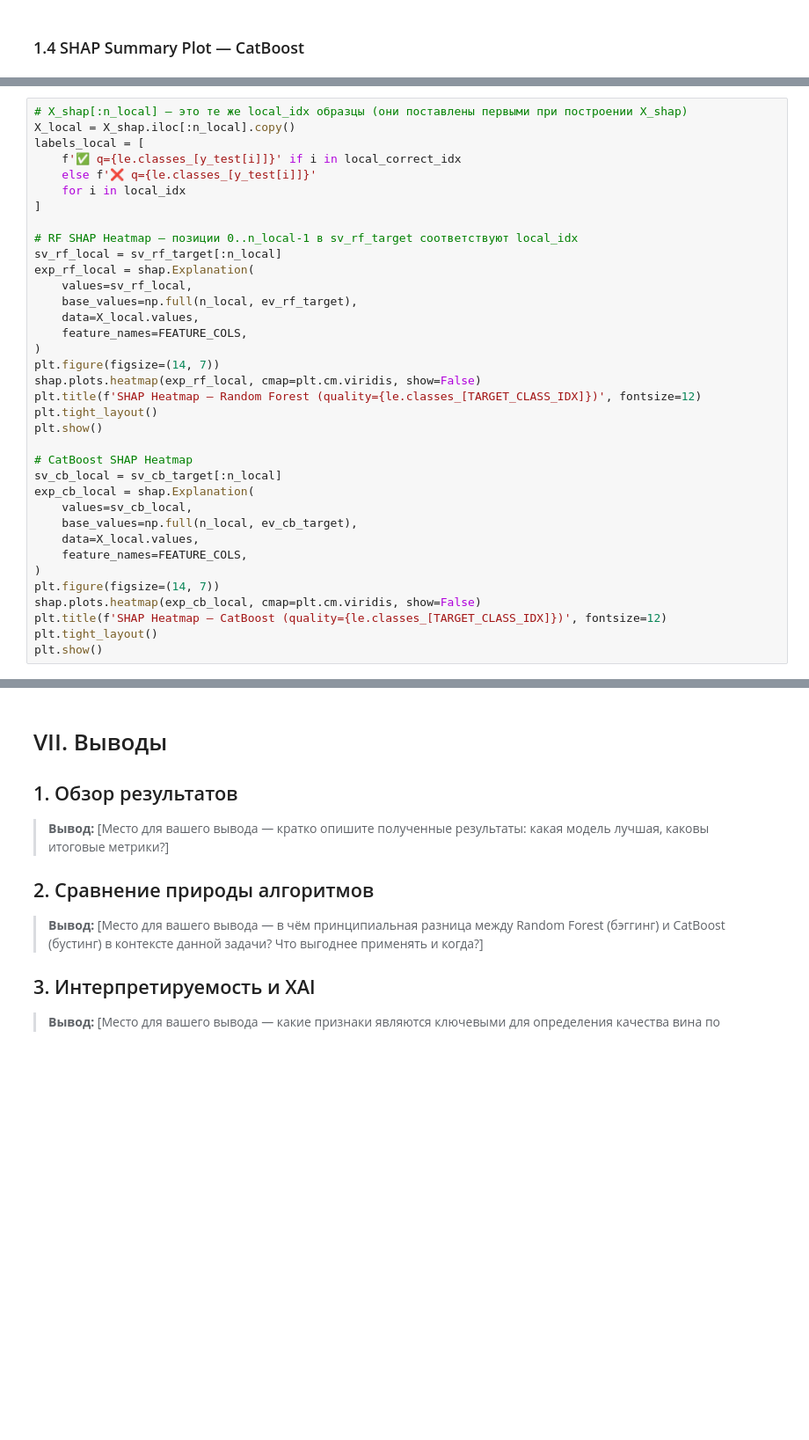
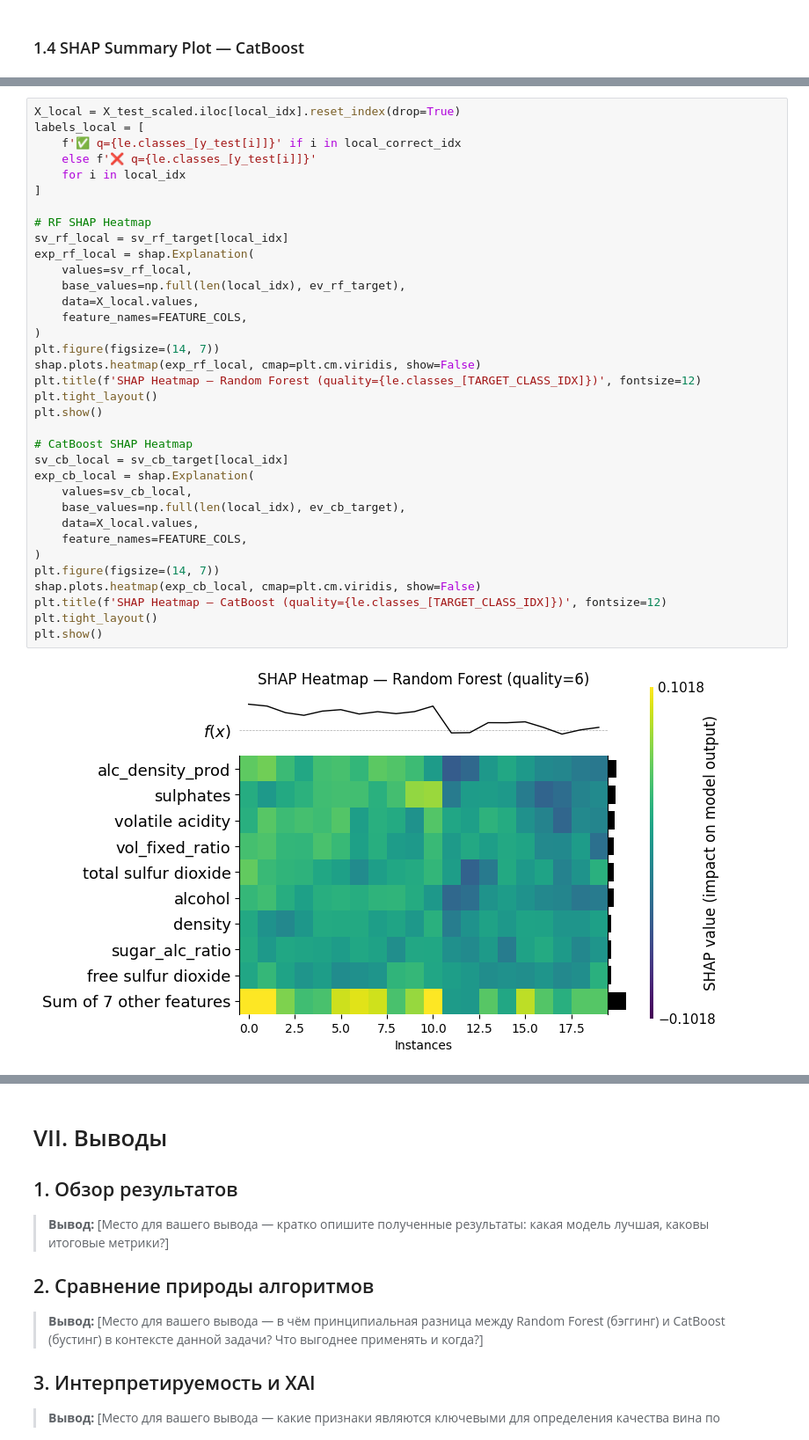
Before and after one commit to 2made1ra/ML2, a Jupyter notebook: LAB_I/notebooks/lab_1.ipynb, the cells around one changed output, grey strips where cells are left out. Shown at 88% size. Drawn from its saved outputs; the diff is of its cells as text; blank space fills up the shorter version.

```diff
--- a/LAB_I/notebooks/lab_1.ipynb
+++ b/LAB_I/notebooks/lab_1.ipynb
@@ -1237,36 +1256,37 @@ plt.show()
 # %%
-# X_shap[:n_local] — это те же local_idx образцы (они поставлены первыми при построении X_shap)
-X_local = X_shap.iloc[:n_local].copy()
+X_local = X_test_scaled.iloc[local_idx].reset_index(drop=True)
 labels_local = [
     f'✅ q={le.classes_[y_test[i]]}' if i in local_correct_idx
     else f'❌ q={le.classes_[y_test[i]]}'
     for i in local_idx
 ]
 
-# RF SHAP Heatmap — позиции 0..n_local-1 в sv_rf_target соответствуют local_idx
-sv_rf_local = sv_rf_target[:n_local]
+# RF SHAP Heatmap
+sv_rf_local = sv_rf_target[local_idx]
 exp_rf_local = shap.Explanation(
     values=sv_rf_local,
-    base_values=np.full(n_local, ev_rf_target),
+    base_values=np.full(len(local_idx), ev_rf_target),
     data=X_local.values,
     feature_names=FEATURE_COLS,
 )
 plt.figure(figsize=(14, 7))
 shap.plots.heatmap(exp_rf_local, cmap=plt.cm.viridis, show=False)
 plt.title(f'SHAP Heatmap — Random Forest (quality={le.classes_[TARGET_CLASS_IDX]})', fontsize=12)
 plt.tight_layout()
 plt.show()
 
 # CatBoost SHAP Heatmap
-sv_cb_local = sv_cb_target[:n_local]
+sv_cb_local = sv_cb_target[local_idx]
 exp_cb_local = shap.Explanation(
     values=sv_cb_local,
-    base_values=np.full(n_local, ev_cb_target),
+    base_values=np.full(len(local_idx), ev_cb_target),
     data=X_local.values,
     feature_names=FEATURE_COLS,
 )
 plt.figure(figsize=(14, 7))
 shap.plots.heatmap(exp_cb_local, cmap=plt.cm.viridis, show=False)
 plt.title(f'SHAP Heatmap — CatBoost (quality={le.classes_[TARGET_CLASS_IDX]})', fontsize=12)
 plt.tight_layout()
 plt.show()
+# %% [output]
+[figure, added]
```
Also changed, not shown: parts of 54 cells of this notebook, 10 other files.
